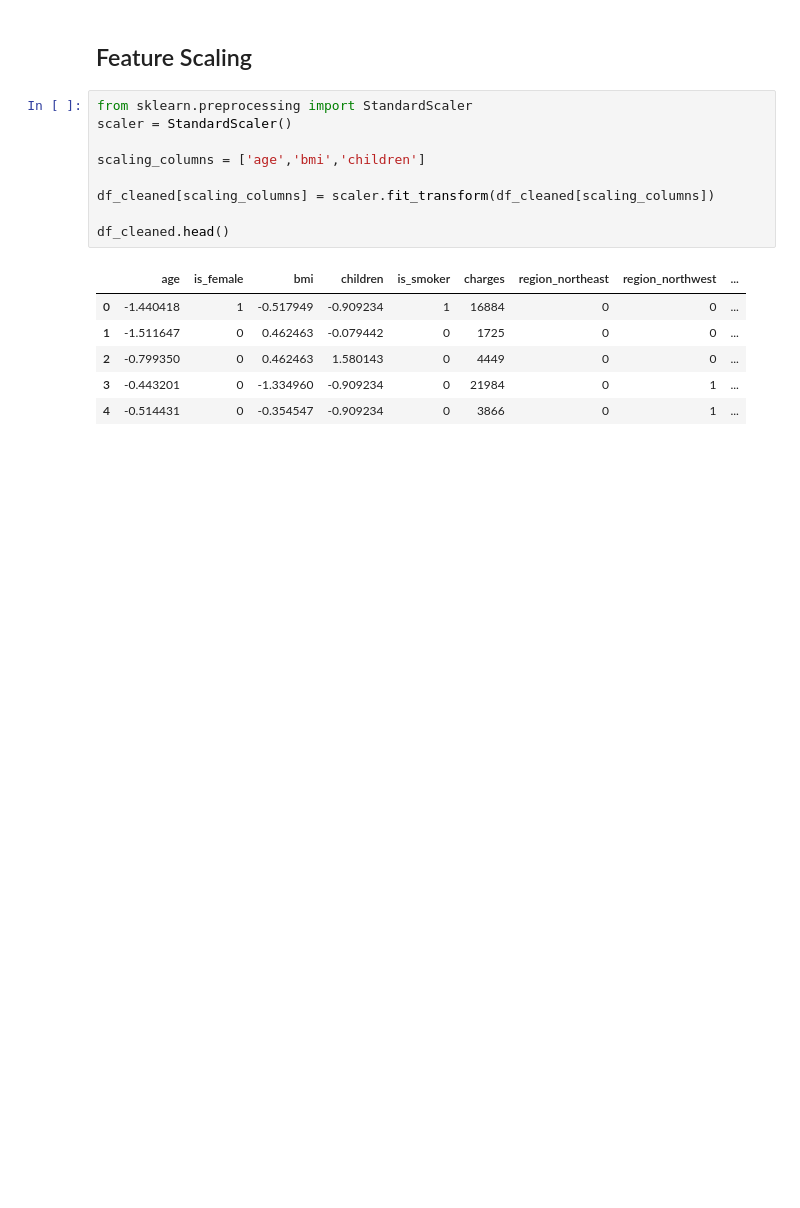
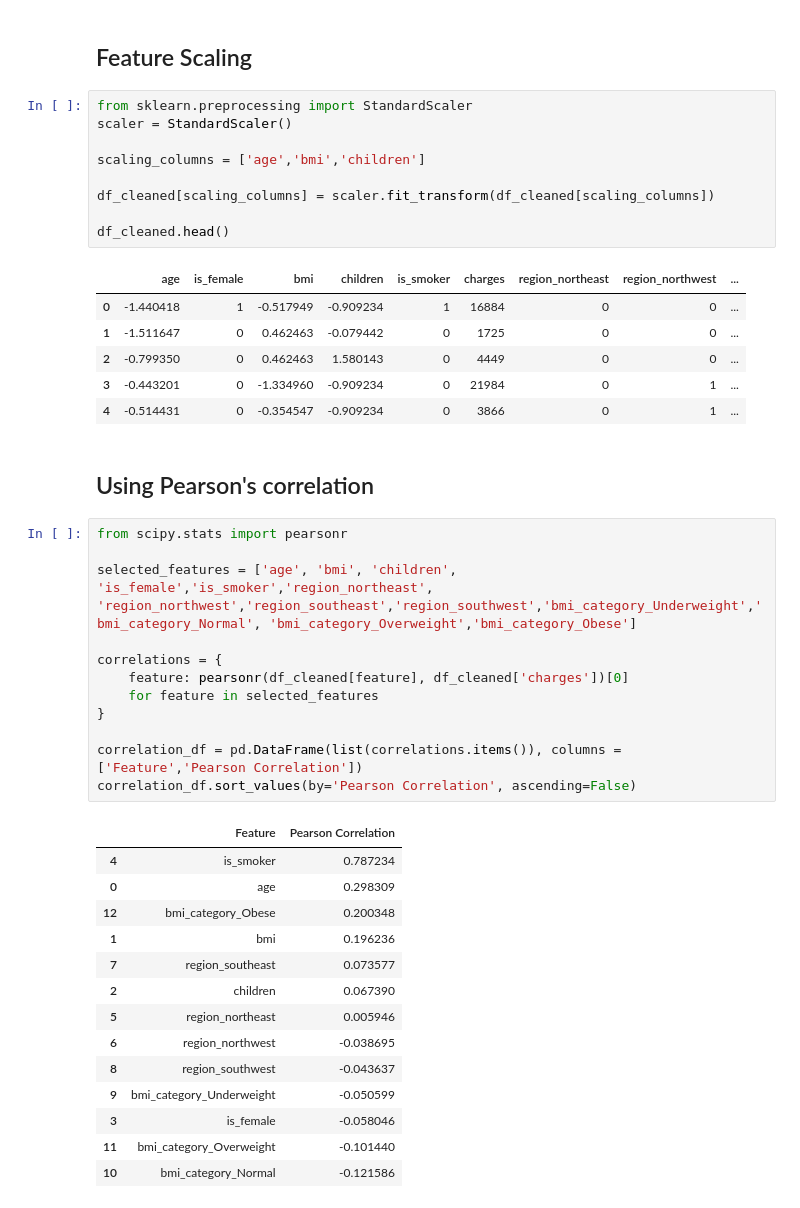
Before and after one commit to Suprim-Karki/ai-ml-portfolio, a Jupyter notebook: machine-learning/projects/insurance-analysis/insurance.ipynb, the cells around one changed output. Cells and saved outputs as stored; diff of their text form; blank space fills up the shorter version.

Commit message:
using pearsons correlation

```diff
--- a/machine-learning/projects/insurance-analysis/insurance.ipynb
+++ b/machine-learning/projects/insurance-analysis/insurance.ipynb
@@ -253,3 +253,32 @@ df_cleaned.head()
 | 2 | -0.799350 | 0 | 0.462463 | 1.580143 | 0 | 4449 | 0 | 0 | ... |
 | 3 | -0.443201 | 0 | -1.334960 | -0.909234 | 0 | 21984 | 0 | 1 | ... |
 | 4 | -0.514431 | 0 | -0.354547 | -0.909234 | 0 | 3866 | 0 | 1 | ... |
+# %% [markdown]
+## Using Pearson's correlation
+# %%
+from scipy.stats import pearsonr
+
+selected_features = ['age', 'bmi', 'children', 'is_female','is_smoker','region_northeast', 'region_northwest','region_southeast','region_southwest','bmi_category_Underweight','bmi_category_Normal', 'bmi_category_Overweight','bmi_category_Obese']
+
+correlations = {
+    feature: pearsonr(df_cleaned[feature], df_cleaned['charges'])[0]
+    for feature in selected_features
+}
+
+correlation_df = pd.DataFrame(list(correlations.items()), columns = ['Feature','Pearson Correlation'])
+correlation_df.sort_values(by='Pearson Correlation', ascending=False)
+# %% [output]
+|  | Feature | Pearson Correlation |
+| 4 | is_smoker | 0.787234 |
+| 0 | age | 0.298309 |
+| 12 | bmi_category_Obese | 0.200348 |
+| 1 | bmi | 0.196236 |
+| 7 | region_southeast | 0.073577 |
+| 2 | children | 0.067390 |
+| 5 | region_northeast | 0.005946 |
+| 6 | region_northwest | -0.038695 |
+| 8 | region_southwest | -0.043637 |
+| 9 | bmi_category_Underweight | -0.050599 |
+| 3 | is_female | -0.058046 |
+| 11 | bmi_category_Overweight | -0.101440 |
+| 10 | bmi_category_Normal | -0.121586 |
```
